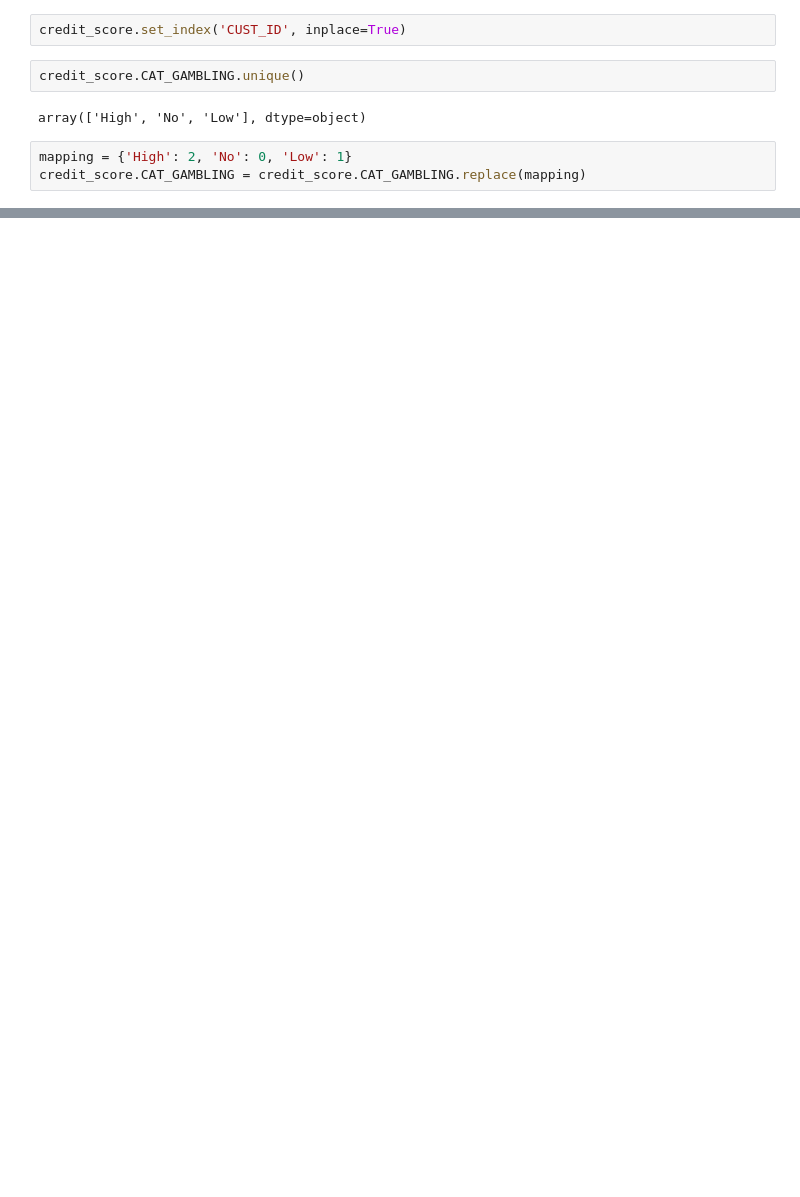
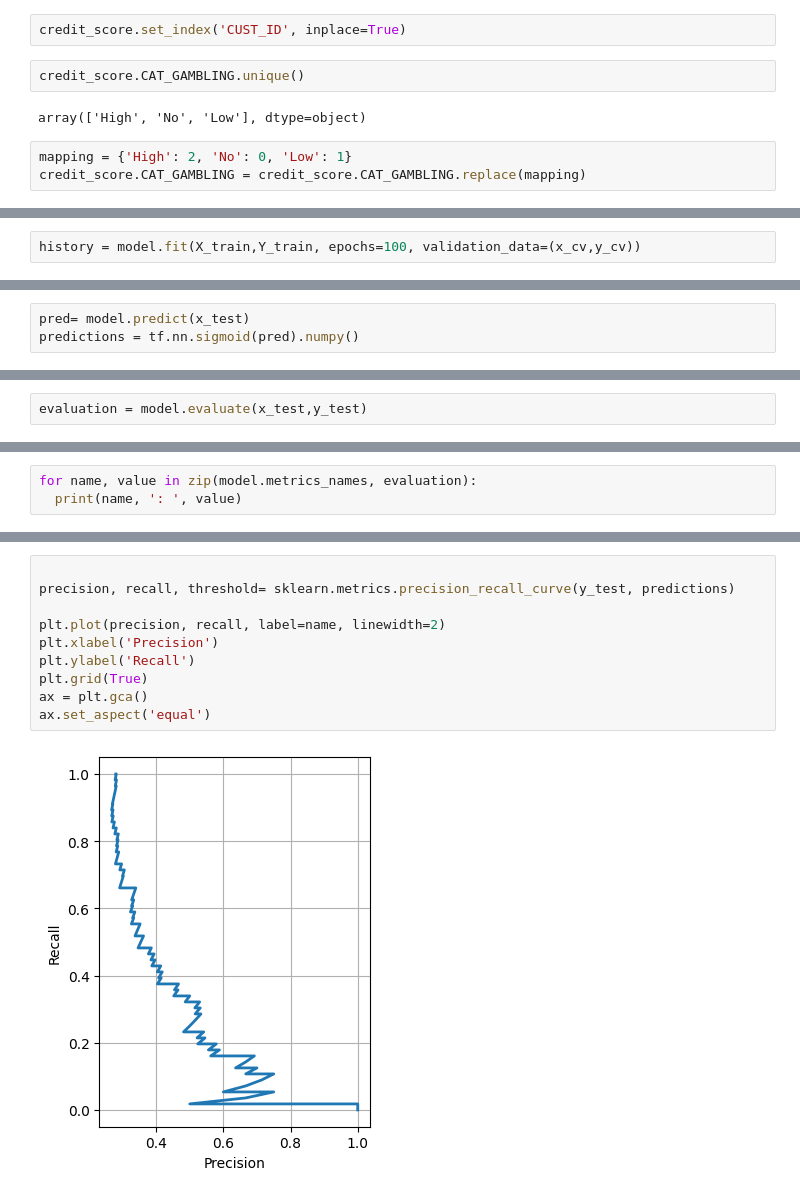
Before and after one commit to lenizio/studies_machine_learning, a Jupyter notebook: notebooks/credit_score.ipynb, the cells around one changed output, grey strips where cells are left out. Saved outputs shown, nothing was run; the diff lists cells and outputs as text; blank space fills up the shorter version.

```diff
--- a/notebooks/credit_score.ipynb
+++ b/notebooks/credit_score.ipynb
@@ -243,0 +187,2 @@ array([[222,  23],
+# %%
+history = model.fit(X_train,Y_train, epochs=100, validation_data=(x_cv,y_cv))
@@ -243,0 +207,3 @@ array([[222,  23],
+# %%
+pred= model.predict(x_test)
+predictions = tf.nn.sigmoid(pred).numpy()
@@ -243,0 +212,2 @@ array([[222,  23],
+# %%
+evaluation = model.evaluate(x_test,y_test)
@@ -243,0 +216,3 @@ array([[222,  23],
+# %%
+for name, value in zip(model.metrics_names, evaluation):
+  print(name, ': ', value)
@@ -243,0 +232,12 @@ array([[222,  23],
+# %%
+
+precision, recall, threshold= sklearn.metrics.precision_recall_curve(y_test, predictions)
+
+plt.plot(precision, recall, label=name, linewidth=2)
+plt.xlabel('Precision')
+plt.ylabel('Recall')
+plt.grid(True)
+ax = plt.gca()
+ax.set_aspect('equal')
+# %% [output]
+[figure, added]
```
Also changed, not shown: parts of 74 cells of this notebook, 1 other file.
